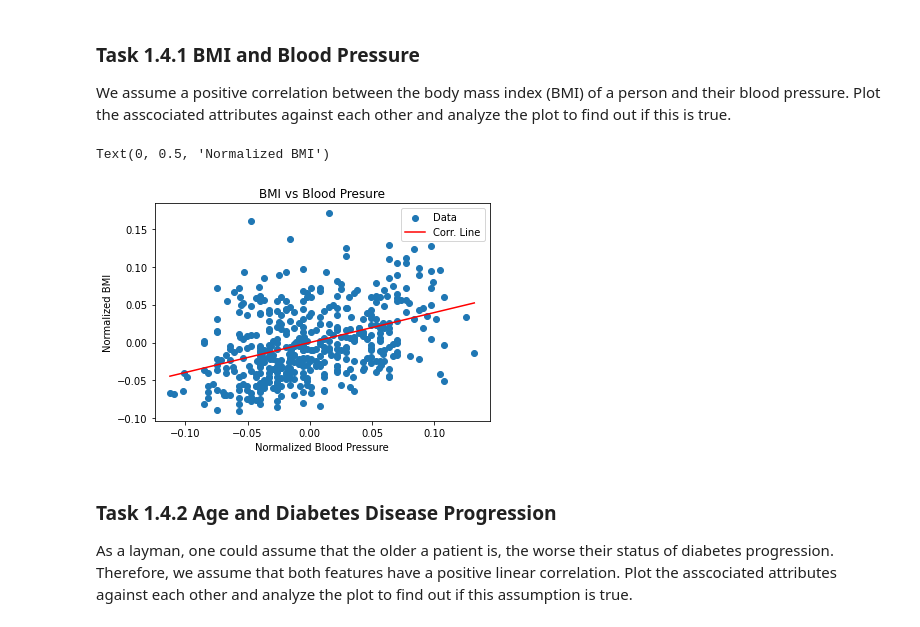
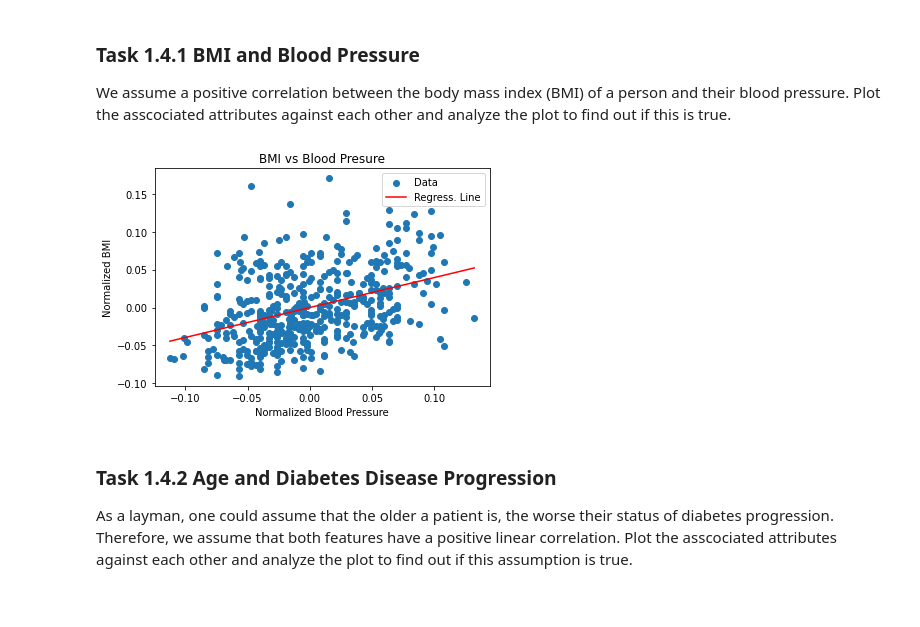
Before and after one commit to dasmerlon/DAIS, a Jupyter notebook: assignment02/PlottingCorrelation_Done.ipynb, the cells around one changed output. Cells and saved outputs as stored; diff of their text form; code cells hidden in the pictures.

```diff
--- a/assignment02/PlottingCorrelation_Done.ipynb
+++ b/assignment02/PlottingCorrelation_Done.ipynb
@@ -239,21 +245,21 @@ Plot the asscociated attributes against each other and analyze the plot to find
 # %%
 fig, ax = plt.subplots()
 bmi = diabetes.data[:, 2]
 ax.scatter(bp, bmi, label="Data")
 # np.unique -> Unique value from array
 # np.poly1d -> Least squared polynominal fit
 # function found on internet (not needed but helpful)
-plt.plot(np.unique(bp), np.poly1d(np.polyfit(bp, bmi, 1))(np.unique(bp)), color="red", label="Corr. Line")
+plt.plot(np.unique(bp), np.poly1d(np.polyfit(bp, bmi, 1))(np.unique(bp)), color="red", label="Regress. Line")
 plt.legend()
 plt.title("BMI vs Blood Presure")
 plt.xlabel("Normalized Blood Pressure")
 plt.ylabel("Normalized BMI")
+plt.show()
 
 
 # Yes since the curve has a positive pitch
 # %% [output]
-Text(0, 0.5, 'Normalized BMI')
-[figure, old version]
+[figure, new version]
 # %% [markdown]
 ### Task 1.4.2 Age and Diabetes Disease Progression
 
```
Also changed, not shown: parts of 8 cells of this notebook, 1 other file.
